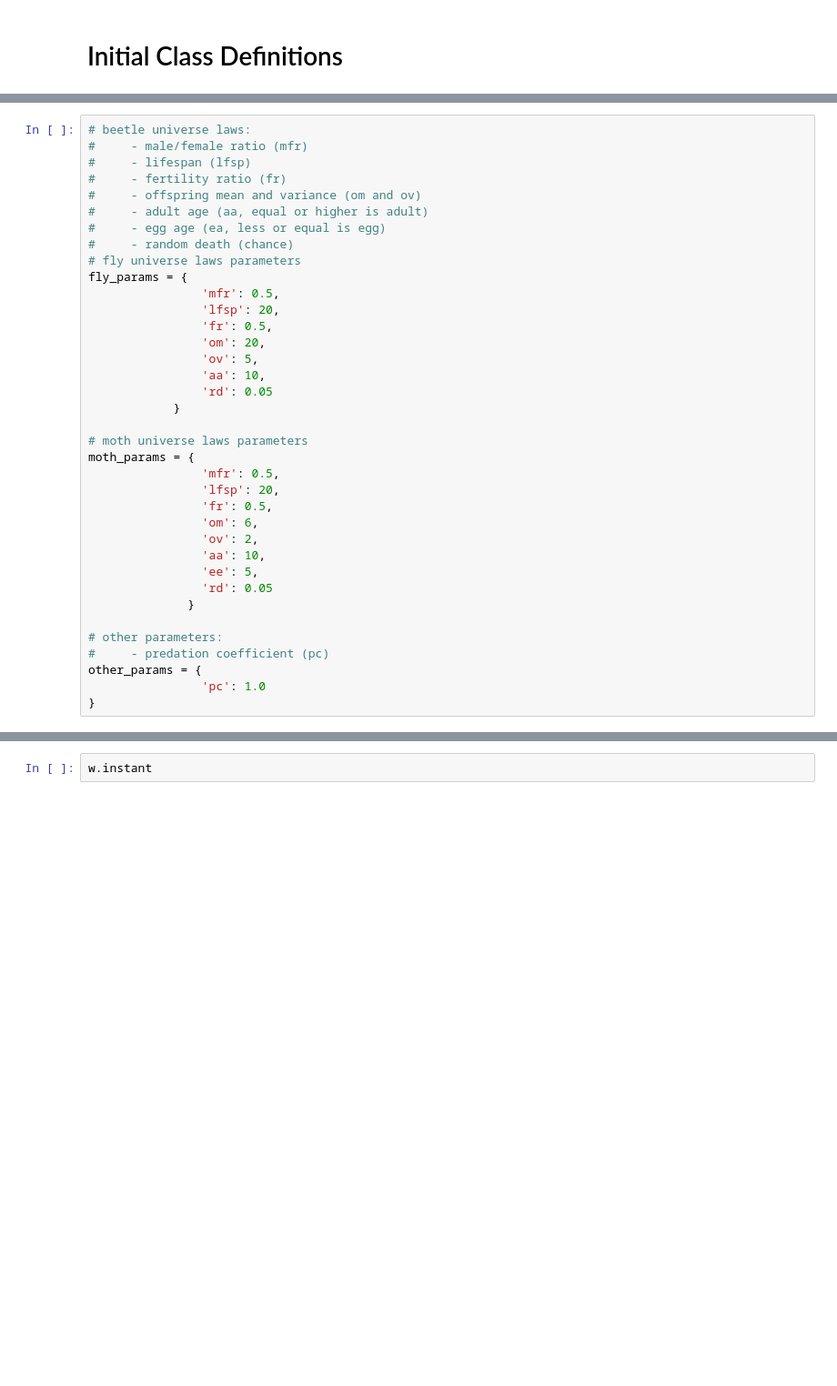
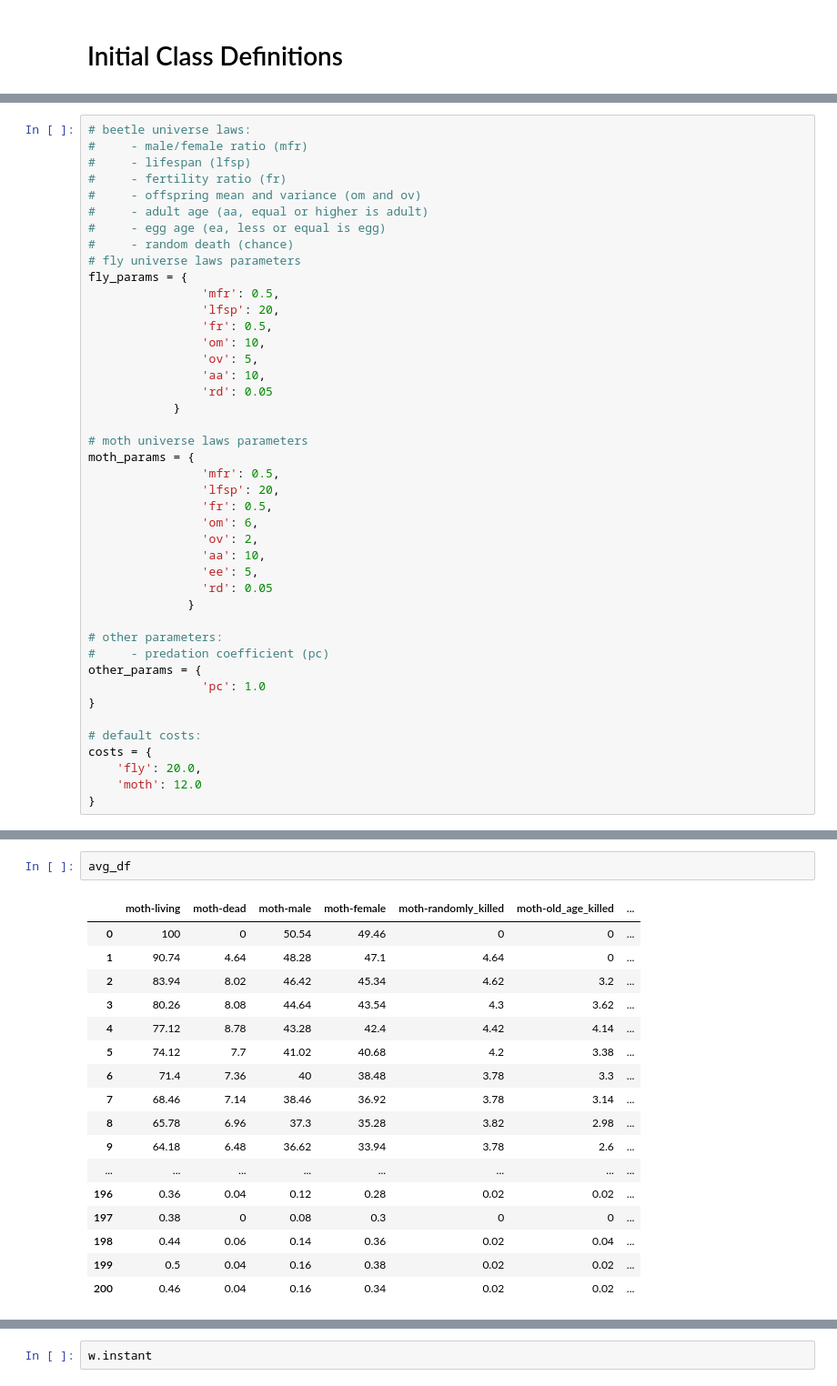
Before and after one commit to rab-ferrari/predator-prey-beetles-wasps, a Jupyter notebook: test.ipynb, the cells around one changed output, grey strips where cells are left out. Shown at 91% size. Saved outputs shown, nothing was run; the diff lists cells and outputs as text; blank space fills up the shorter version.

```diff
--- a/test.ipynb
+++ b/test.ipynb
@@ -350,7 +404,7 @@ fly_params = {
                 'mfr': 0.5,
                 'lfsp': 20,
                 'fr': 0.5,
-                'om': 20,
+                'om': 10,
                 'ov': 5,
                 'aa': 10,
                 'rd': 0.05
@@ -373,6 +427,12 @@ moth_params = {
 other_params = {
                 'pc': 1.0
 }
+
+# default costs:
+costs = {
+    'fly': 20.0,
+    'moth': 12.0
+}
 # %%
 # universe laws definition
 u = Universe(*fly_params.values(), *moth_params.values(), *other_params.values())
@@ -390,0 +456,20 @@ df = w.run_world(steps)
+# %%
+avg_df
+# %% [output]
+|  | moth-living | moth-dead | moth-male | moth-female | moth-randomly_killed | moth-old_age_killed | ... |
+| 0 | 100 | 0 | 50.54 | 49.46 | 0 | 0 | ... |
+| 1 | 90.74 | 4.64 | 48.28 | 47.1 | 4.64 | 0 | ... |
+| 2 | 83.94 | 8.02 | 46.42 | 45.34 | 4.62 | 3.2 | ... |
+| 3 | 80.26 | 8.08 | 44.64 | 43.54 | 4.3 | 3.62 | ... |
+| 4 | 77.12 | 8.78 | 43.28 | 42.4 | 4.42 | 4.14 | ... |
+| 5 | 74.12 | 7.7 | 41.02 | 40.68 | 4.2 | 3.38 | ... |
+| 6 | 71.4 | 7.36 | 40 | 38.48 | 3.78 | 3.3 | ... |
+| 7 | 68.46 | 7.14 | 38.46 | 36.92 | 3.78 | 3.14 | ... |
+| 8 | 65.78 | 6.96 | 37.3 | 35.28 | 3.82 | 2.98 | ... |
+| 9 | 64.18 | 6.48 | 36.62 | 33.94 | 3.78 | 2.6 | ... |
+| ... | ... | ... | ... | ... | ... | ... | ... |
+| 196 | 0.36 | 0.04 | 0.12 | 0.28 | 0.02 | 0.02 | ... |
+| 197 | 0.38 | 0 | 0.08 | 0.3 | 0 | 0 | ... |
+| 198 | 0.44 | 0.06 | 0.14 | 0.36 | 0.02 | 0.04 | ... |
+| 199 | 0.5 | 0.04 | 0.16 | 0.38 | 0.02 | 0.02 | ... |
+| 200 | 0.46 | 0.04 | 0.16 | 0.34 | 0.02 | 0.02 | ... |
```
Also changed, not shown: parts of 25 cells of this notebook.
